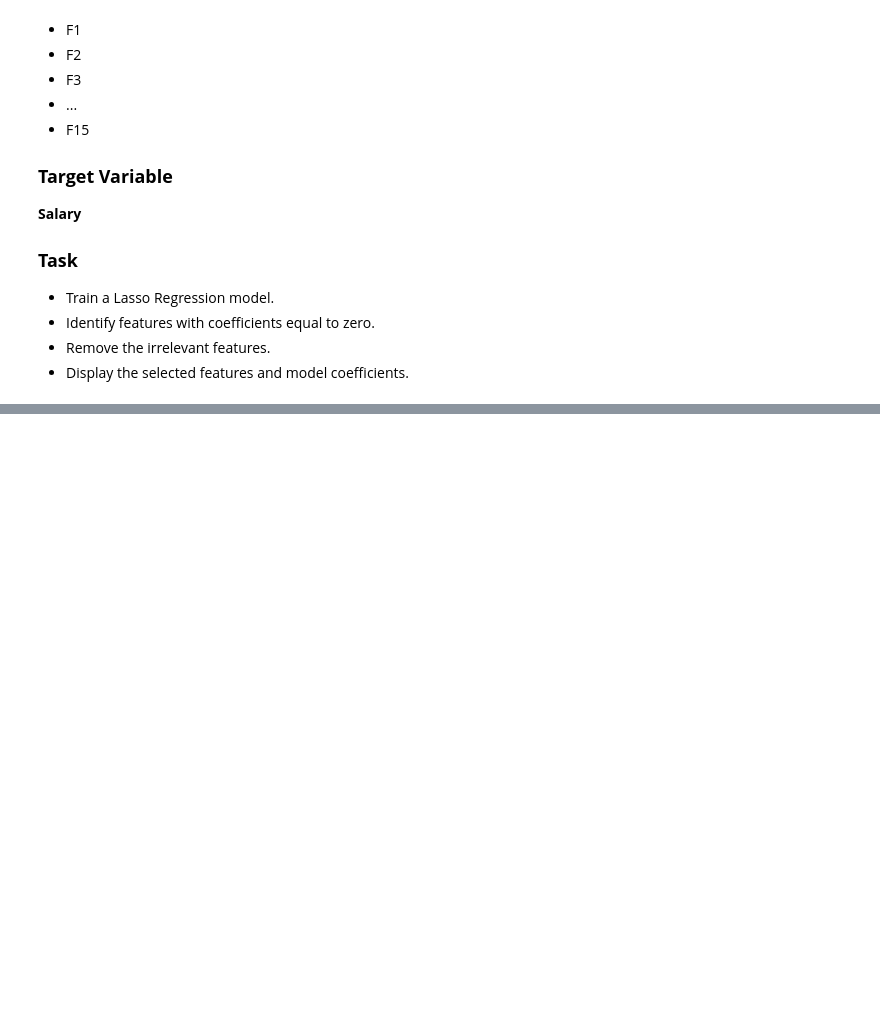
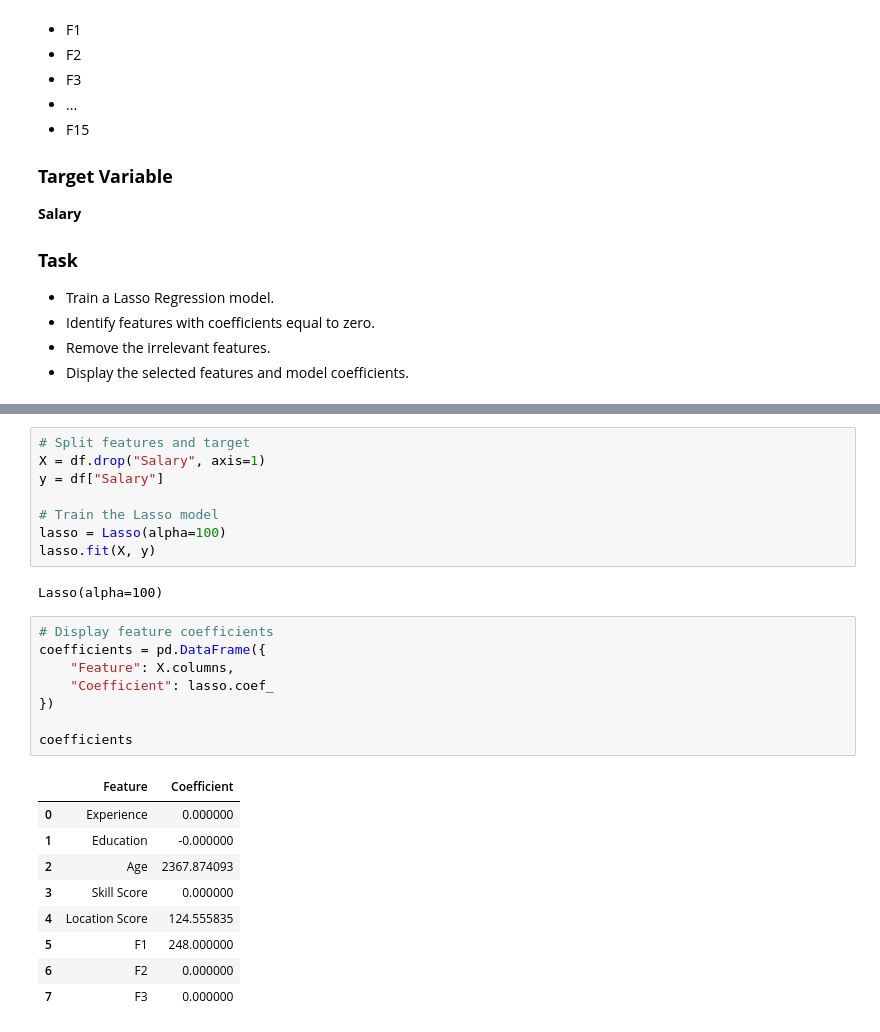
Before and after one commit to MonishDY/AI-Track, a Jupyter notebook: Module 2 - Feature Engineering/Assignment 1/Machine_Learning_Case_Studies_01.ipynb, the cells around one changed output, grey strips where cells are left out. Cells and saved outputs as stored; diff of their text form; blank space fills up the shorter version.

```diff
--- a/Module 2 - Feature Engineering/Assignment 1/Machine_Learning_Case_Studies_01.ipynb
+++ b/Module 2 - Feature Engineering/Assignment 1/Machine_Learning_Case_Studies_01.ipynb
@@ -719,0 +897,28 @@ A company has 20 features. Identify irrelevant features using **Lasso Regression
+# %%
+# Split features and target
+X = df.drop("Salary", axis=1)
+y = df["Salary"]
+
+# Train the Lasso model
+lasso = Lasso(alpha=100)
+lasso.fit(X, y)
+# %% [output]
+Lasso(alpha=100)
+# %%
+# Display feature coefficients
+coefficients = pd.DataFrame({
+    "Feature": X.columns,
+    "Coefficient": lasso.coef_
+})
+
+coefficients
+# %% [output]
+|  | Feature | Coefficient |
+| 0 | Experience | 0.000000 |
+| 1 | Education | -0.000000 |
+| 2 | Age | 2367.874093 |
+| 3 | Skill Score | 0.000000 |
+| 4 | Location Score | 124.555835 |
+| 5 | F1 | 248.000000 |
+| 6 | F2 | 0.000000 |
+| 7 | F3 | 0.000000 |
```
Also changed, not shown: parts of 7 cells of this notebook.
